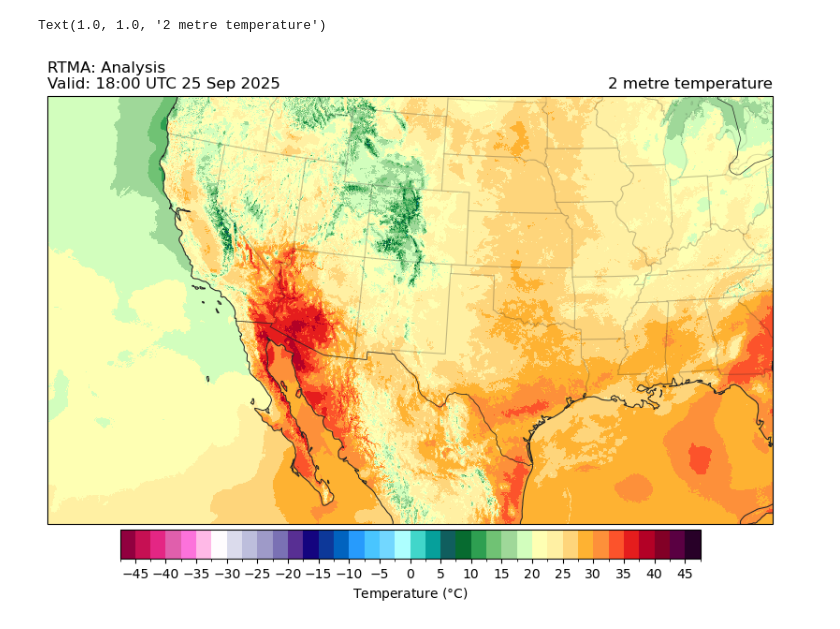
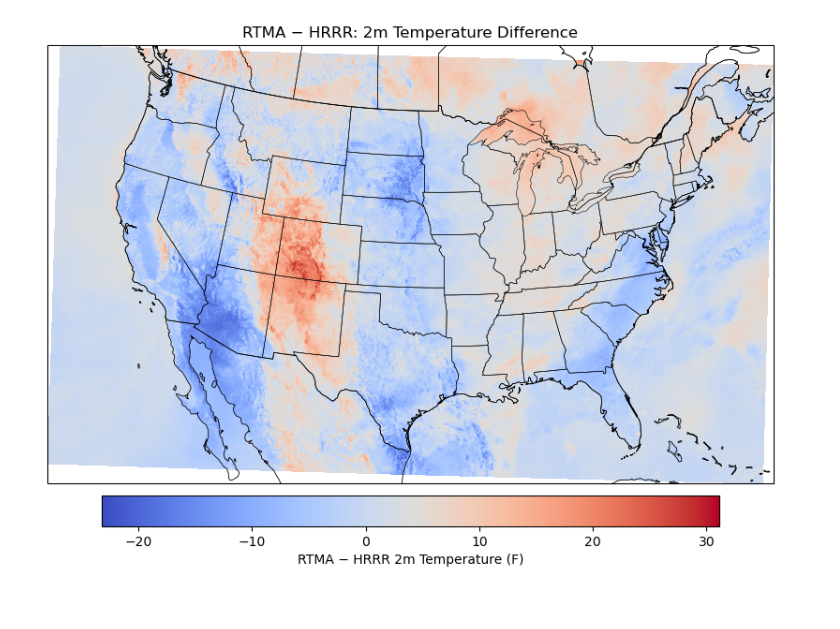
Before and after one commit to john-bn/DAG_ModelComparison, a Jupyter notebook: Comparator.ipynb, the cells around one changed output. Cells and saved outputs as stored; diff of their text form; code cells hidden in the pictures.

```diff
--- a/Comparator.ipynb
+++ b/Comparator.ipynb
@@ -43,2 +43,7 @@ True
 # %%
 rtma_on_hrrr.sizes["y"] == ds_hrrr.sizes["y"]  # -> 1059
+# %%
+rtma_on_hrrr = rtma_on_hrrr.assign_coords(
+    latitude=ds_hrrr.latitude,
+    longitude=ds_hrrr.longitude,
+)
@@ -45,10 +57,12 @@ rtma_on_hrrr.sizes["y"] == ds_hrrr.sizes["y"]  # -> 1059
 # %%
+"""
 ax = EasyMap("50m", crs=rtma_on_hrrr.herbie.crs, figsize=[10, 8]).BORDERS().STATES().ax
 
 p = ax.pcolormesh(
     rtma_on_hrrr["longitude"],
     rtma_on_hrrr["latitude"],
     rtma_on_hrrr.t2m - 273.15,
+    shading="nearest",
     transform=pc,
     **paint.NWSTemperature.kwargs2,
 )
@@ -66,6 +80,35 @@ ax.set_title(
     loc="left",
 )
 ax.set_title(ds_rtma.t2m.GRIB_name, loc="right")
+"""
-# %% [output]
-Text(1.0, 1.0, '2 metre temperature')
-[figure, removed]
+# %%
+# 1) Compute difference on HRRR grid (assumes you've already done interp_like)
+diff = (rtma_on_hrrr.t2m - ds_hrrr.t2m).transpose("y", "x")  # ensure (y,x)
+
+# 2) Use HRRR lon/lat + wrap
+lon = ds_hrrr["longitude"]
+lat = ds_hrrr["latitude"]
+lon = xr.where(lon > 180, lon - 360, lon)
+
+# 3) Make a Cartopy map (no EasyMap)
+fig = plt.figure(figsize=(10, 8))
+ax = plt.axes(projection=ccrs.LambertConformal(central_longitude=-95))  # pick your map proj
+ax.add_feature(cfeature.BORDERS, linewidth=0.6)
+ax.add_feature(cfeature.STATES, linewidth=0.4)
+ax.coastlines(resolution="50m", linewidth=0.6)
+
+# 4) Plot (coordinates are lon/lat centers)
+pc = ccrs.PlateCarree()
+p = ax.pcolormesh(
+    lon, lat, diff,
+    cmap="coolwarm",
+    transform=pc,         # data coords
+    shading="nearest"     # treat lon/lat as cell centers
+)
+
+cb = plt.colorbar(p, ax=ax, orientation="horizontal", pad=0.02, shrink=0.85)
+cb.set_label("RTMA − HRRR 2m Temperature (F)")
+ax.set_title("RTMA − HRRR: 2m Temperature Difference")
+plt.show()
+# %% [output]
+[figure, added]
```
Also changed, not shown: parts of 5 cells of this notebook.
